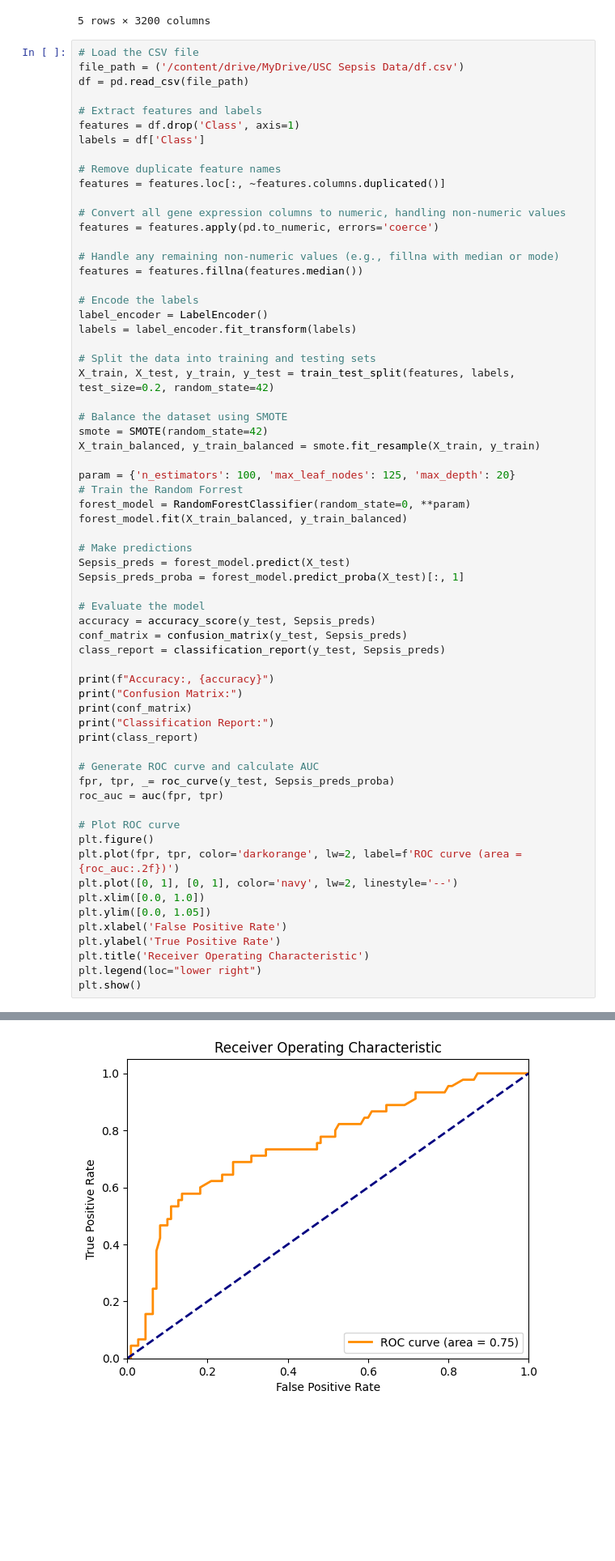
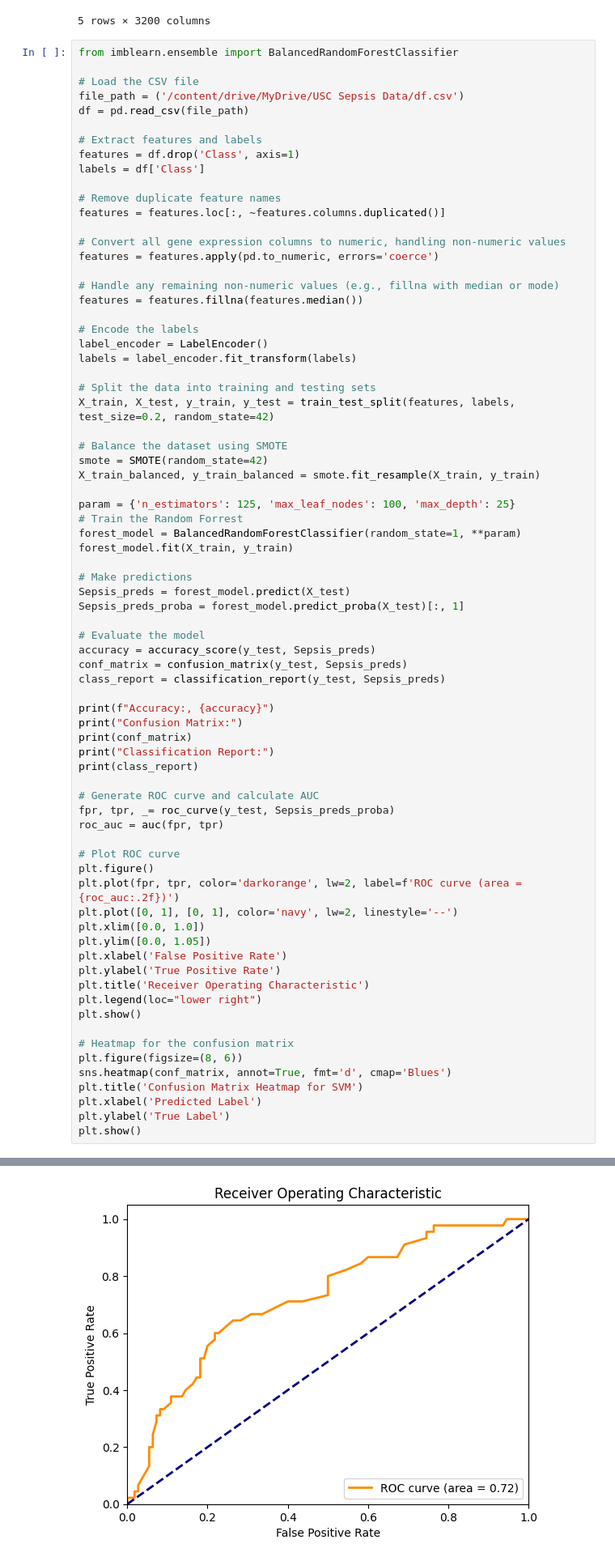
Before and after one commit to JalenCai/Lab09, a Jupyter notebook: Sepsis_USC.ipynb, the cells around one changed output, grey strips where cells are left out. Shown at 81% size. Cells and saved outputs as stored; diff of their text form; blank space fills up the shorter version.

```diff
--- a/Sepsis_USC.ipynb
+++ b/Sepsis_USC.ipynb
@@ -23,6 +25,8 @@ df.head()
 | 4 | 6.509508 | 6.592467 | 5.487019 | 6.648482 | 3.878681 | 7.776908 | 4.488685 | 6.216506 | 6.082014 | 4.766600 | ... | ... |
 5 rows × 3200 columns
 # %%
+from imblearn.ensemble import BalancedRandomForestClassifier
+
 # Load the CSV file
 file_path = ('/content/drive/MyDrive/USC Sepsis Data/df.csv')
 df = pd.read_csv(file_path)
@@ -51,10 +55,10 @@ X_train, X_test, y_train, y_test = train_test_split(features, labels, test_size=
 smote = SMOTE(random_state=42)
 X_train_balanced, y_train_balanced = smote.fit_resample(X_train, y_train)
 
-param = {'n_estimators': 100, 'max_leaf_nodes': 125, 'max_depth': 20}
+param = {'n_estimators': 125, 'max_leaf_nodes': 100, 'max_depth': 25}
 # Train the Random Forrest
-forest_model = RandomForestClassifier(random_state=0, **param)
-forest_model.fit(X_train_balanced, y_train_balanced)
+forest_model = BalancedRandomForestClassifier(random_state=1, **param)
+forest_model.fit(X_train, y_train)
 
 # Make predictions
 Sepsis_preds = forest_model.predict(X_test)
@@ -86,4 +90,12 @@ plt.ylabel('True Positive Rate')
 plt.title('Receiver Operating Characteristic')
 plt.legend(loc="lower right")
 plt.show()
+
+# Heatmap for the confusion matrix
+plt.figure(figsize=(8, 6))
+sns.heatmap(conf_matrix, annot=True, fmt='d', cmap='Blues')
+plt.title('Confusion Matrix Heatmap for SVM')
+plt.xlabel('Predicted Label')
+plt.ylabel('True Label')
+plt.show()
 # %% [output]
@@ -103 +115 @@ weighted avg       0.73      0.75      0.72       155
-[figure, old version]
+[figure, new version]
```
Also changed, not shown: parts of 4 cells of this notebook.
